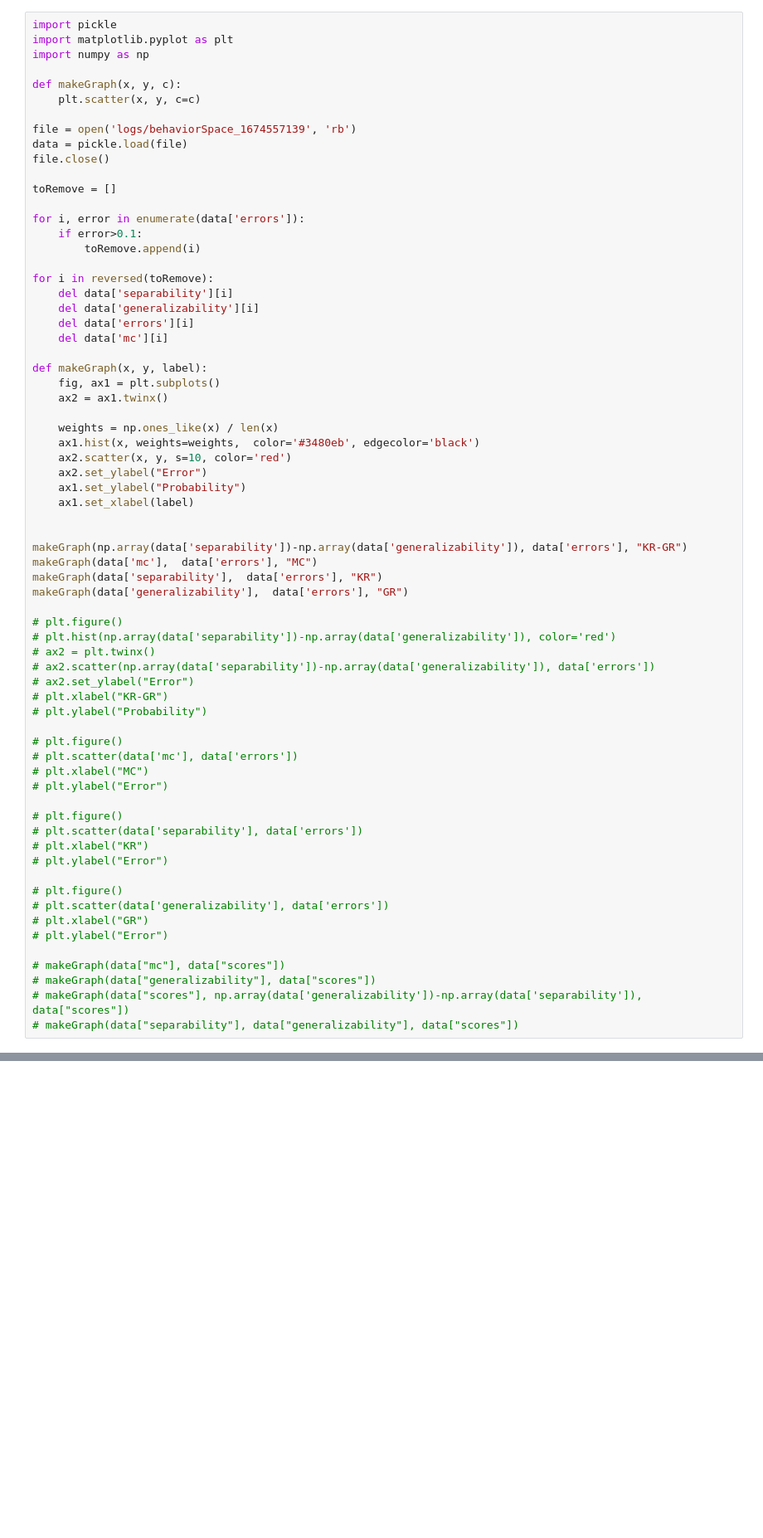
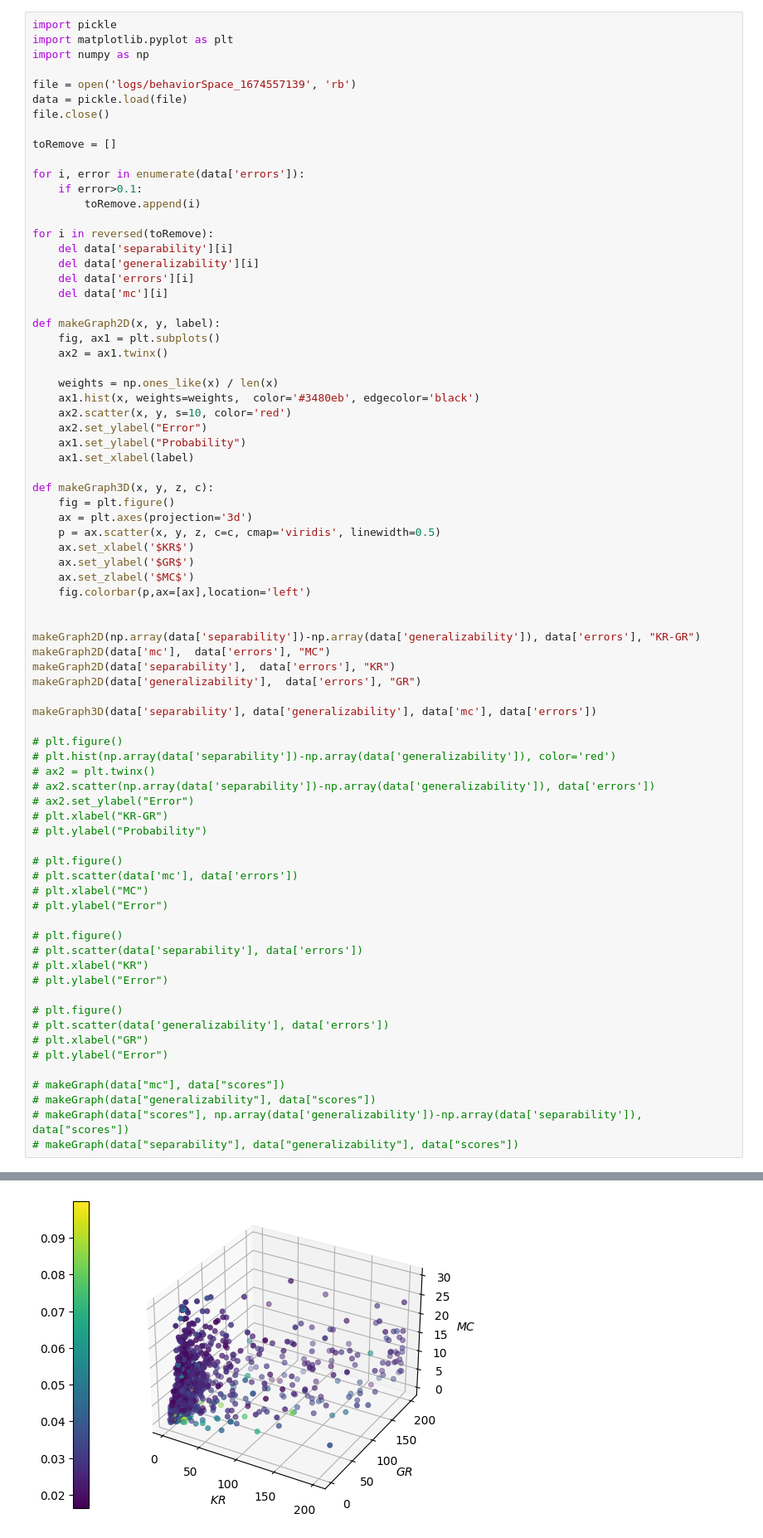
Before and after one commit to aloksGithub/gesture_recognition, a Jupyter notebook: global1.ipynb, the cells around one changed output, grey strips where cells are left out. Shown at 83% size. Drawn from its saved outputs; the diff is of its cells as text; blank space fills up the shorter version.

```diff
--- a/global1.ipynb
+++ b/global1.ipynb
@@ -315,9 +330,6 @@ print(len(krs))
 import pickle
 import matplotlib.pyplot as plt
 import numpy as np
-
-def makeGraph(x, y, c):
-    plt.scatter(x, y, c=c)
 
 file = open('logs/behaviorSpace_1674557139', 'rb')
 data = pickle.load(file)
@@ -335,7 +347,7 @@ for i in reversed(toRemove):
     del data['errors'][i]
     del data['mc'][i]
 
-def makeGraph(x, y, label):
+def makeGraph2D(x, y, label):
     fig, ax1 = plt.subplots()
     ax2 = ax1.twinx()
 
@@ -346,41 +358,53 @@ def makeGraph(x, y, label):
     ax1.set_ylabel("Probability")
     ax1.set_xlabel(label)
 
+def makeGraph3D(x, y, z, c):
+    fig = plt.figure()
+    ax = plt.axes(projection='3d')
+    p = ax.scatter(x, y, z, c=c, cmap='viridis', linewidth=0.5)
+    ax.set_xlabel('$KR$')
+    ax.set_ylabel('$GR$')
+    ax.set_zlabel('$MC$')
+    fig.colorbar(p,ax=[ax],location='left')
 
-makeGraph(np.array(data['separability'])-np.array(data['generalizability']), data['errors'], "KR-GR")
-makeGraph(data['mc'],  data['errors'], "MC")
-makeGraph(data['separability'],  data['errors'], "KR")
-makeGraph(data['generalizability'],  data['errors'], "GR")
+
+makeGraph2D(np.array(data['separability'])-np.array(data['generalizability']), data['errors'], "KR-GR")
+makeGraph2D(data['mc'],  data['errors'], "MC")
+makeGraph2D(data['separability'],  data['errors'], "KR")
+makeGraph2D(data['generalizability'],  data['errors'], "GR")
+
+makeGraph3D(data['separability'], data['generalizability'], data['mc'], data['errors'])
 
 # plt.figure()
 # plt.hist(np.array(data['separability'])-np.array(data['generalizability']), color='red')
 # ax2 = plt.twinx()
 # ax2.scatter(np.array(data['separability'])-np.array(data['generalizability']), data['errors'])
 # ax2.set_ylabel("Error")
 # plt.xlabel("KR-GR")
 # plt.ylabel("Probability")
 
 # plt.figure()
 # plt.scatter(data['mc'], data['errors'])
 # plt.xlabel("MC")
 # plt.ylabel("Error")
 
 # plt.figure()
 # plt.scatter(data['separability'], data['errors'])
 # plt.xlabel("KR")
 # plt.ylabel("Error")
 
 # plt.figure()
 # plt.scatter(data['generalizability'], data['errors'])
 # plt.xlabel("GR")
 # plt.ylabel("Error")
 
 # makeGraph(data["mc"], data["scores"])
 # makeGraph(data["generalizability"], data["scores"])
 # makeGraph(data["scores"], np.array(data['generalizability'])-np.array(data['separability']), data["scores"])
 # makeGraph(data["separability"], data["generalizability"], data["scores"])
 # %% [output]
 [figure]
 [figure]
 [figure]
 [figure]
+[figure, added]
```
Also changed, not shown: parts of 8 cells of this notebook, 8 other files.
